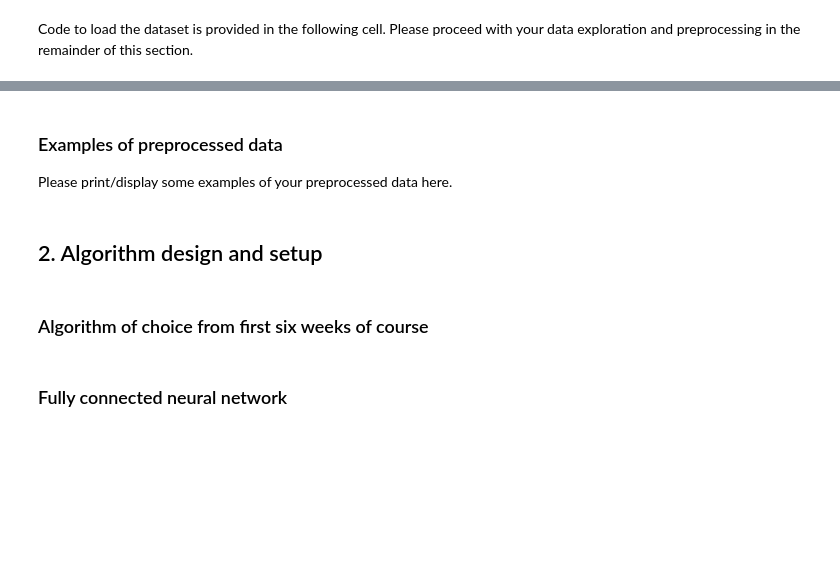
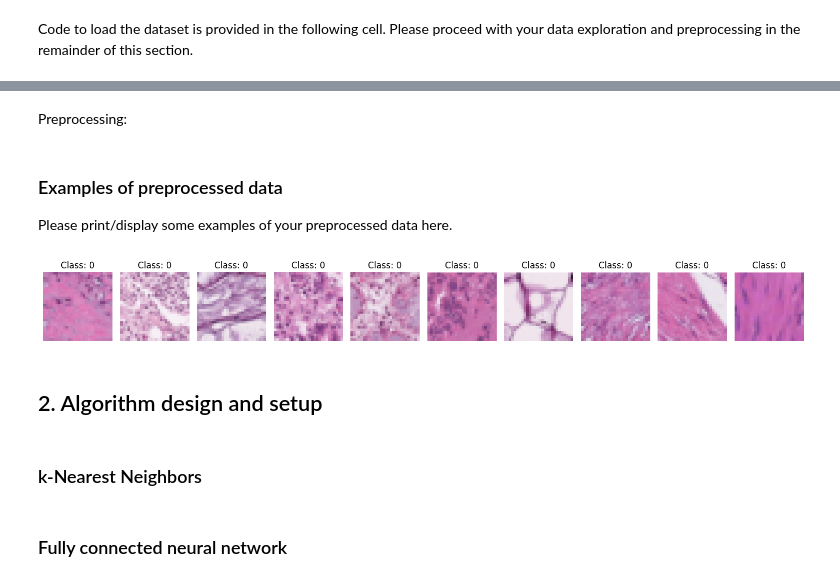
Before and after one commit to crinas21/crc_image_classifier, a Jupyter notebook: COMP5318-assignment2-template-notebook.ipynb, the cells around one changed output, grey strips where cells are left out. Saved outputs shown, nothing was run; the diff lists cells and outputs as text; code cells hidden in the pictures; blank space fills up the shorter version.

```diff
--- a/COMP5318-assignment2-template-notebook.ipynb
+++ b/COMP5318-assignment2-template-notebook.ipynb
@@ -26,7 +96,46 @@ y_test = np.load('Assignment2Data/y_test.npy')
+# %% [markdown]
+Preprocessing:
+# %%
+def preprocess_images(X):
+    """
+    Normalize image pixel values to range [0, 1].
+    Images are originally in uint8 format [0, 255].
+    """
+    X_norm = X.astype('float32') / 255.0
+    return X_norm
+
+# Did not use one-hot encoding because of sparse categorical crossentropy loss function
+
+# Normalize images
+X_train_proc = preprocess_images(X_train)
+X_test_proc = preprocess_images(X_test)
+
+# Keep original y labels (integers from 0–8)
+y_train_proc = y_train
+y_test_proc = y_test
+
+# Subset the data for faster training
+X_train_proc = X_train_proc[:100]
+y_train_proc = y_train_proc[:100]
 # %% [markdown]
 ### Examples of preprocessed data
 Please print/display some examples of your preprocessed data here.
+# %%
+def show_preprocessed_examples(X_proc, y_proc, num=10):
+    """
+    Display a few normalized images with their class labels.
+    """
+    fig, axes = plt.subplots(1, num, figsize=(15, 2))
+    for i in range(num):
+        axes[i].imshow(X_proc[i])
+        axes[i].axis('off')
+        axes[i].set_title(f"Class: {np.argmax(y_proc[i])}")
+    plt.tight_layout()
+
+show_preprocessed_examples(X_train_proc, y_train_proc)
+# %% [output]
+[figure, added]
 # %% [markdown]
 ## 2. Algorithm design and setup
 # %% [markdown]
-### Algorithm of choice from first six weeks of course
+### k-Nearest Neighbors
```
Also changed, not shown: parts of 17 cells of this notebook.
